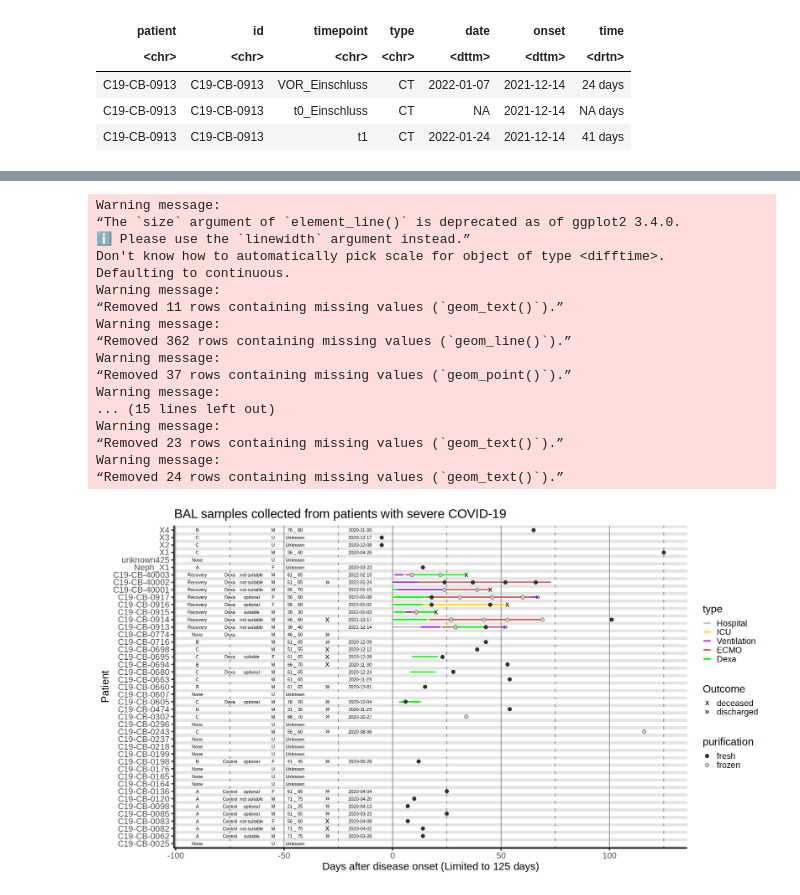
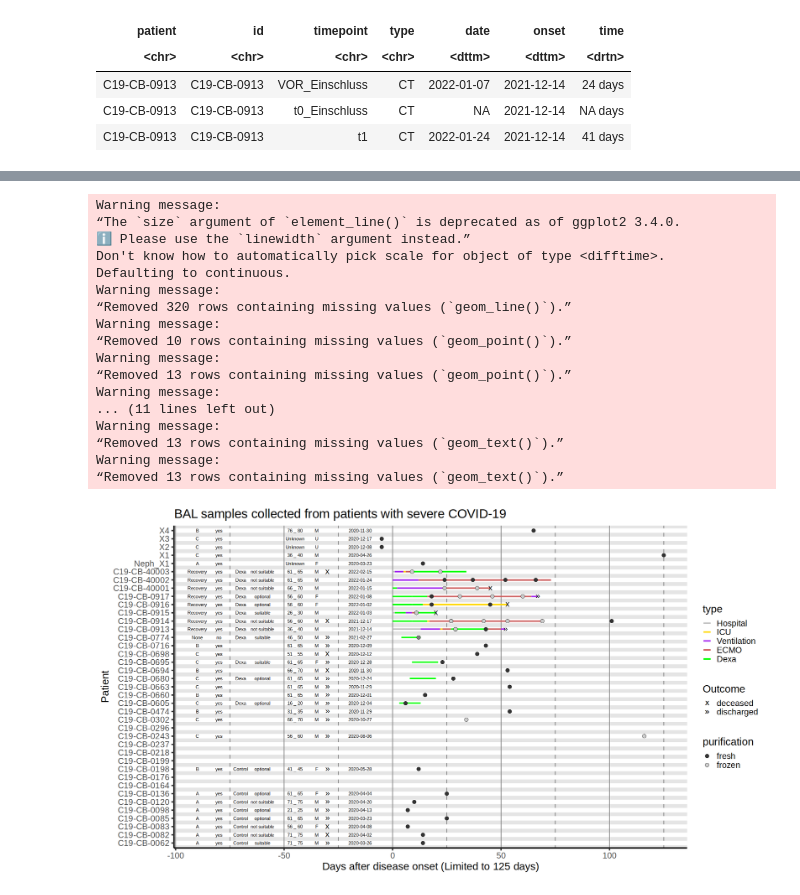
Before and after one commit to saliba-lab/covid19-bal-atlas-integration, a Jupyter notebook: bin/overview_patient-cohort.ipynb, the cells around one changed output, grey strips where cells are left out. Drawn from its saved outputs; the diff is of its cells as text; code cells hidden in the pictures.

```diff
--- a/bin/overview_patient-cohort.ipynb
+++ b/bin/overview_patient-cohort.ipynb
@@ -83,15 +98,3 @@ New names:
-# %%
-# Select sequenced libraries
-libs <- data$libraries
-libs$sequenced <- !is.na(libs$run)
-libs <- libs[libs$sequenced, ]
-
-# Select sequenced samples
-samples <- data$samples
-index <- unlist(str_split(samples$sample, ","))
-index <- unlist(str_split(index, ":"))
-index <- str_detect(index, "BAL")
-samples$sequenced <- index
 # %%
 # Clean patient data
 patients <- data$patients
@@ -122,7 +126,7 @@ samples$time <- difftime(samples$date, patients$onset[index], units='days')
 samples$time[is.na(samples$time)] <- -5
 # %%
 # Tidy libraries and samples
-tidy <- libs[, c("libname", "sample", "purification")]
+tidy <- data$libraries[, c("libname", "sample", "purification")]
 index <- which(str_detect(tidy$sample, ":"))
 for (i in index) {
     lib <- tidy$libname[i]
@@ -140,16 +144,16 @@ samples$purification <- tidy$purification[match(samples$sample, tidy$sample)]
 
 # Libraries
 index <- match(tidy$libname, data$libraries$libname)
-tidy <- cbind(tidy, data$libraries[index, c("Chemistry", "freeze_method")])
+tidy <- cbind(tidy, data$libraries[index, c("Chemistry", "freeze_method", "sequenced")])
 
 # Samples
 index <- match(tidy$sample, samples$sample)
-tidy <- cbind(tidy, samples[index, c("cohort", "type", "patient", "dpso", "disease", "time",
+tidy <- cbind(tidy, samples[index, c("type", "patient", "dpso", "disease", "time",
                                      "disease_stage", "who_per_sample", "date")])
 
 # Patients
 index <- match(tidy$patient, patients$id)
-tidy <- cbind(tidy, patients[index, c("age", "sex", "outcome", "onset", "Dexa_group",
+tidy <- cbind(tidy, patients[index, c("cohort", "age", "sex", "outcome", "onset", "onset_label", "Dexa_group", "endpoint_date",
                                       "Dexa_category_str", "symptom_onset", "SCoV2_variant")])
 # %%
 # Clean examinations
@@ -222,73 +215,72 @@ A data.frame: 3 × 22
 # %%
-# Set time limit
-time_max <- 125
-index <- which(samples$time > time_max)
-samples$time[index] <- time_max
-
 # Set time limit
 time_max <- 125
 index <- which(tidy$time > time_max)
 tidy$time[index] <- time_max
-tidy$patient <- factor(tidy$patient, patients$id)
+tidy$patient <- factor(tidy$patient)
+
+# Index
+ind <- which(!duplicated(tidy$patient))
+pt <- tidy[ind, ]
 
 # Plot
 options(repr.plot.width=18, repr.plot.height=10)
-samples$patient <- factor(samples$patient, patients$id)
 ggplot(tidy, aes(time, patient)) +
 geom_point(size = 1, shape = 21, stroke = .1) +
-geom_text(data = patients, aes(-15, id, label = onset_label),  # Onset date
-          size = 3, col = "black") +
-geom_text(data = patients, aes(-45, id, label = age),  # Age
+geom_text(data = pt, aes(-15, patient, label = onset_label), size = 3, col = "black") + # Onset date
+geom_text(data = pt, aes(-45, patient, label = age),  # Age
           size = 3, col = "black") +
 geom_line(data = tl, aes(time, patient, col = type, group = patient), linewidth = 1) +
-geom_text(data = patients, aes(-55, id, label = sex), # Sex
+geom_text(data = pt, aes(-35, patient, label = sex), # Sex
            col = "black", size=3) +
-geom_point(data = patients, aes(time, id, shape = outcome), # Outcome
+geom_point(data = pt[!is.na(tidy$endpoint_date), ], aes(endpoint_date - onset, patient, shape = outcome), # Outcome
            col = "black", size=5) +
-geom_point(data = patients[is.na(patients$endpoint_date),], aes(-30, id, shape = outcome), # Outcome
+geom_point(data = pt[is.na(tidy$endpoint_date),], aes(-30, patient, shape = outcome), # Outcome
            col = "black", size=5) +
-geom_text(data = patients, aes(-75, id, label = Dexa_group), # Dexa
+geom_text(data = pt, aes(-70, patient, label = Dexa_group), # Dexa
            col = "black", size=3) +
-geom_text(data = patients, aes(-65, id, label = Dexa_category_str), # Dexa category
+geom_text(data = pt, aes(-60, patient, label = Dexa_category_str), # Dexa category
            col = "black", size=3) +
-geom_text(data = patients, aes(-90, id, label = cohort), # Cohort
+geom_text(data = pt, aes(-90, patient, label = cohort), # Cohort
+           col = "black", size=3) +
+geom_text(data = pt, aes(-80, patient, label = sequenced), # Sequenced
            col = "black", size=3) +
 geom_point(aes(fill = purification), size = 3, shape = 21, stroke = .25) +
 scale_shape_manual(values = shape$endpoint) +
 scale_color_manual(values=cols$type) +
 scale_fill_manual(values = cols$purification) +
 labs(x = paste("Days after disease onset", "(Limited to", time_max, "days)"), y = "Patient",
     title = "BAL samples collected from patients with severe COVID-19") +
 theme_classic(20) +
     theme(
       strip.text.y = ggplot2::element_text(angle = 0),
       panel.background = ggplot2::element_rect(fill = "grey90"),
       panel.grid.major.y = ggplot2::element_line(color = "white", size = 3),
       panel.grid.major.x = ggplot2::element_line(size = .5, color = "grey50"),
       panel.grid.minor.x = ggplot2::element_line(size = .5, color = "grey50")
     ) +
 guides(shape = guide_legend(title = "Outcome"))
 fn <- paste0(plot_dir, "sample-overview.png")
 ggsave(fn, width=18, height=9, bg="white")
 # %% [output]
 Warning message:
 “The `size` argument of `element_line()` is deprecated as of ggplot2 3.4.0.
 ℹ Please use the `linewidth` argument instead.”
 Don't know how to automatically pick scale for object of type <difftime>.
 Defaulting to continuous.
 Warning message:
-“Removed 11 rows containing missing values (`geom_text()`).”
+“Removed 320 rows containing missing values (`geom_line()`).”
 Warning message:
-“Removed 362 rows containing missing values (`geom_line()`).”
+“Removed 10 rows containing missing values (`geom_point()`).”
 Warning message:
-“Removed 37 rows containing missing values (`geom_point()`).”
+“Removed 13 rows containing missing values (`geom_point()`).”
 Warning message:
-... (15 lines left out)
+... (11 lines left out)
 Warning message:
-“Removed 23 rows containing missing values (`geom_text()`).”
+“Removed 13 rows containing missing values (`geom_text()`).”
 Warning message:
-“Removed 24 rows containing missing values (`geom_text()`).”
+“Removed 13 rows containing missing values (`geom_text()`).”
-[figure, old version]
+[figure, new version]
 # %%
 # Visualize patient-centric metadata overview
 
```
Also changed, not shown: parts of 7 cells of this notebook, 2 other files.
